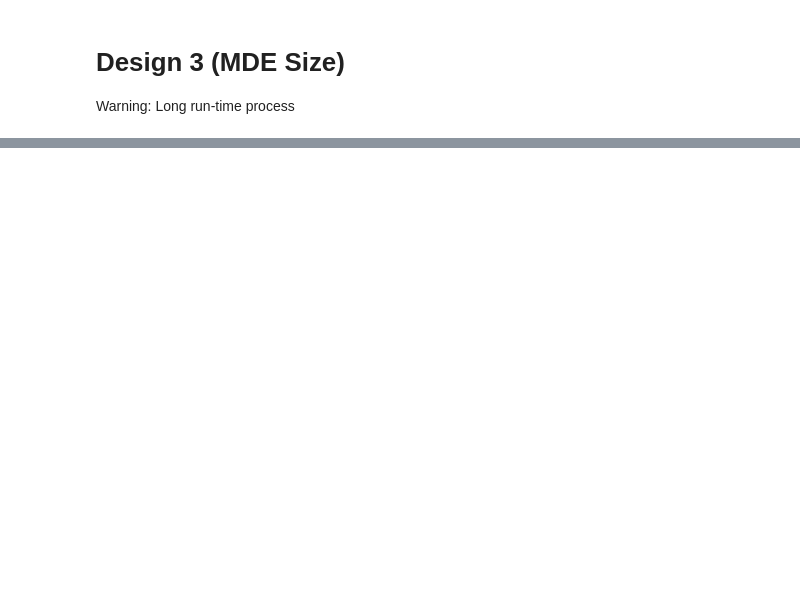
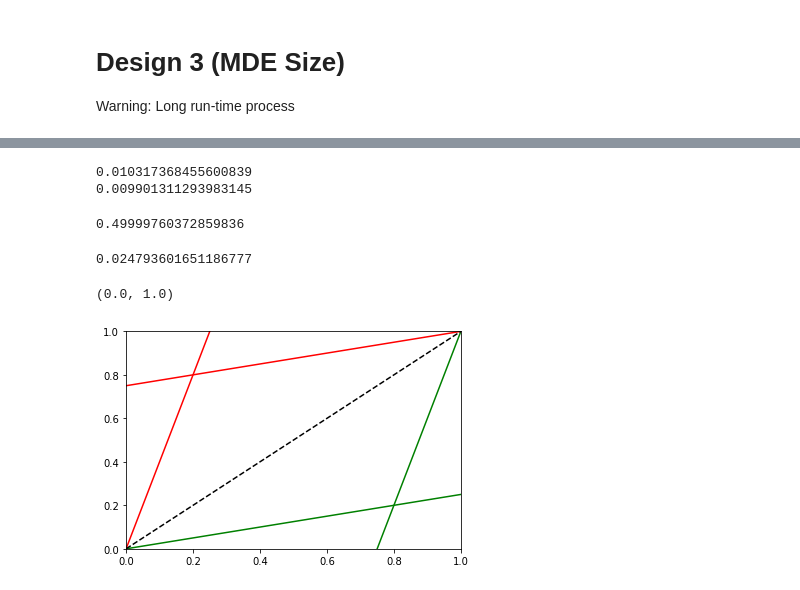
Before and after one commit to liuchbryan/experiment_design_evaluation, a Jupyter notebook: evaluate_theoretical_values.ipynb, the cells around one changed output, grey strips where cells are left out. Saved outputs shown, nothing was run; the diff lists cells and outputs as text; code cells hidden in the pictures; blank space fills up the shorter version.

```diff
--- a/evaluate_theoretical_values.ipynb
+++ b/evaluate_theoretical_values.ipynb
@@ -181,0 +330,31 @@ save_evaluation_collection(design3_mde_size_evaluations,
+# %%
+print(np.sqrt(2 * np.var(ee.get_group_a_samples())/ (2757+793+635+512)))
+print(np.sqrt(np.var(ee.get_group_a_samples())/ (2757+793+635+512) +
+              np.var(ee.get_group_b_samples_by_spec()) / (2757+793+635+512)))
+# %% [output]
+0.010317368455600839
+0.009901311293983145
+# %%
+print(np.sqrt(np.var(ee.get_group_b_samples_by_effect(0))))
+# %% [output]
+0.49999760372859836
+# %%
+null_critical_value
+# %% [output]
+0.024793601651186777
+# %%
+r = 4
+
+plt.plot(np.linspace(0, 1, 101), np.linspace(0, 1, 101) / r, c='g')
+plt.plot(np.linspace(0, 1, 101), r * np.linspace(0, 1, 101), c='r')
+
+plt.plot(np.linspace(0, 1, 101), 1 - r + r * np.linspace(0, 1, 101), c='g')
+plt.plot(np.linspace(0, 1, 101), (r - 1 + np.linspace(0, 1, 101)) / r, c='r')
+
+plt.plot(np.linspace(0, 1, 101), np.linspace(0, 1, 101), '--', c='black')
+
+plt.xlim(0, 1)
+plt.ylim(0, 1)
+# %% [output]
+(0.0, 1.0)
+[figure, added]
```
Also changed, not shown: parts of 23 cells of this notebook, 10 other files.
